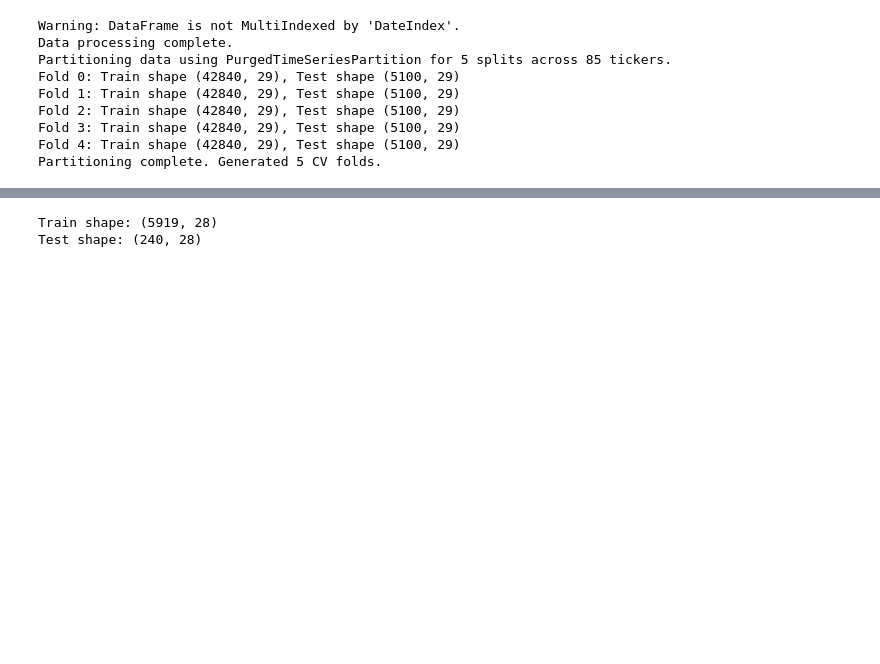
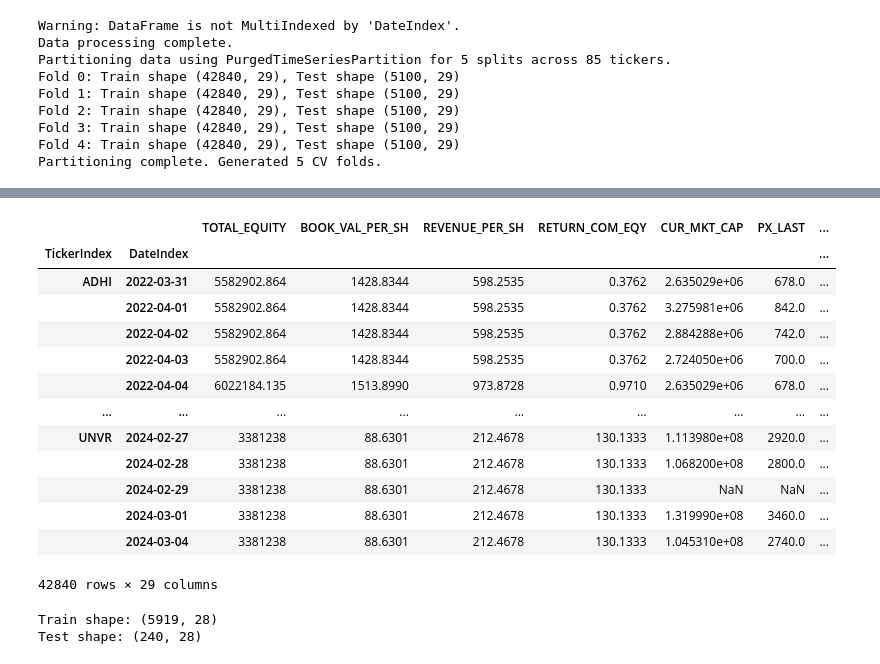
Before and after one commit to osamkabinladna/topquartile, a Jupyter notebook: Train.ipynb, the cells around one changed output, grey strips where cells are left out. Drawn from its saved outputs; the diff is of its cells as text; code cells hidden in the pictures; blank space fills up the shorter version.

```diff
--- a/Train.ipynb
+++ b/Train.ipynb
@@ -134,3 +108,23 @@ Partitioning complete. Generated 5 CV folds.
+# %%
+train = folds[0][0]
+test = folds[0][1]
+# %%
+train
+# %% [output]
+|  |  | TOTAL_EQUITY | BOOK_VAL_PER_SH | REVENUE_PER_SH | RETURN_COM_EQY | CUR_MKT_CAP | PX_LAST | ... |
+| TickerIndex | DateIndex |  |  |  |  |  |  | ... |
+| ADHI | 2022-03-31 | 5582902.864 | 1428.8344 | 598.2535 | 0.3762 | 2.635029e+06 | 678.0 | ... |
+|  | 2022-04-01 | 5582902.864 | 1428.8344 | 598.2535 | 0.3762 | 3.275981e+06 | 842.0 | ... |
+|  | 2022-04-02 | 5582902.864 | 1428.8344 | 598.2535 | 0.3762 | 2.884288e+06 | 742.0 | ... |
+|  | 2022-04-03 | 5582902.864 | 1428.8344 | 598.2535 | 0.3762 | 2.724050e+06 | 700.0 | ... |
+|  | 2022-04-04 | 6022184.135 | 1513.8990 | 973.8728 | 0.9710 | 2.635029e+06 | 678.0 | ... |
+| ... | ... | ... | ... | ... | ... | ... | ... | ... |
+| UNVR | 2024-02-27 | 3381238 | 88.6301 | 212.4678 | 130.1333 | 1.113980e+08 | 2920.0 | ... |
+|  | 2024-02-28 | 3381238 | 88.6301 | 212.4678 | 130.1333 | 1.068200e+08 | 2800.0 | ... |
+|  | 2024-02-29 | 3381238 | 88.6301 | 212.4678 | 130.1333 | NaN | NaN | ... |
+|  | 2024-03-01 | 3381238 | 88.6301 | 212.4678 | 130.1333 | 1.319990e+08 | 3460.0 | ... |
+|  | 2024-03-04 | 3381238 | 88.6301 | 212.4678 | 130.1333 | 1.045310e+08 | 2740.0 | ... |
+42840 rows × 29 columns
 # %%
 train_df, test_df = folds[0]
 
```
Also changed, not shown: parts of 4 cells of this notebook, 42 other files.
